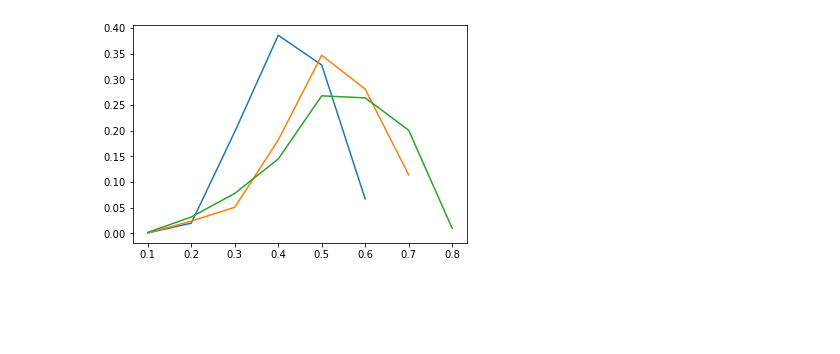
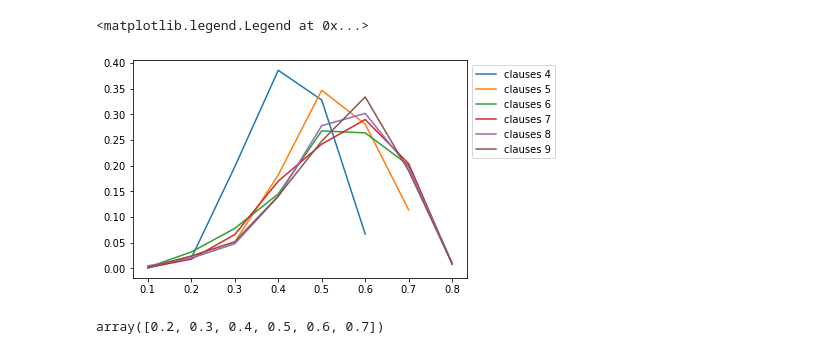
Before and after one commit to b-irsigler/ML_MC, a Jupyter notebook: MC_anneal_data_analyzer.ipynb, the cells around one changed output. Saved outputs shown, nothing was run; the diff lists cells and outputs as text; code cells hidden in the pictures; blank space fills up the shorter version.

Commit message:
update analyzer and classifier notebooks

```diff
--- a/MC_anneal_data_analyzer.ipynb
+++ b/MC_anneal_data_analyzer.ipynb
@@ -52,7 +52,7 @@ class Analyzer:
         ind = np.argsort(ener)
         return np.array(ener)[ind], np.array(occ)[ind]
 # %%
-analyzer = Analyzer(7, 5, 1000, 1)
+analyzer = Analyzer(7, 9, 1000, 1)
 # %%
 analyzer.load_parameters()
 # %%
@@ -84,14 +84,17 @@ plt.plot(avg)
 # %%
-for clauses in [4, 5, 6]:
+for clauses in [4, 5, 6, 7, 8, 9]:
     analyzer = Analyzer(7, clauses, 1000, 1)
     analyzer.load_results()
 
     cnt = Counter(analyzer.res_fidelity[:, -1].round(1))
     dist = [list(i) for i in cnt.items()]
     dist = np.array(dist)
     dist = dist.T
     dist = dist[:, dist[0].argsort()]
 
-    plt.plot(dist[0], dist[1] / 1000)
+    plt.plot(dist[0], dist[1] / 1000, label = f'clauses {clauses}')
+
+plt.legend(bbox_to_anchor = (1, 1))
 # %% [output]
+<matplotlib.legend.Legend at 0x...>
-[figure, old version]
+[figure, new version]
@@ -97,0 +103,4 @@ for clauses in [4, 5, 6]:
+# %%
+binning
+# %% [output]
+array([0.2, 0.3, 0.4, 0.5, 0.6, 0.7])
```
Also changed, not shown: parts of 11 cells of this notebook, 1 other file.
